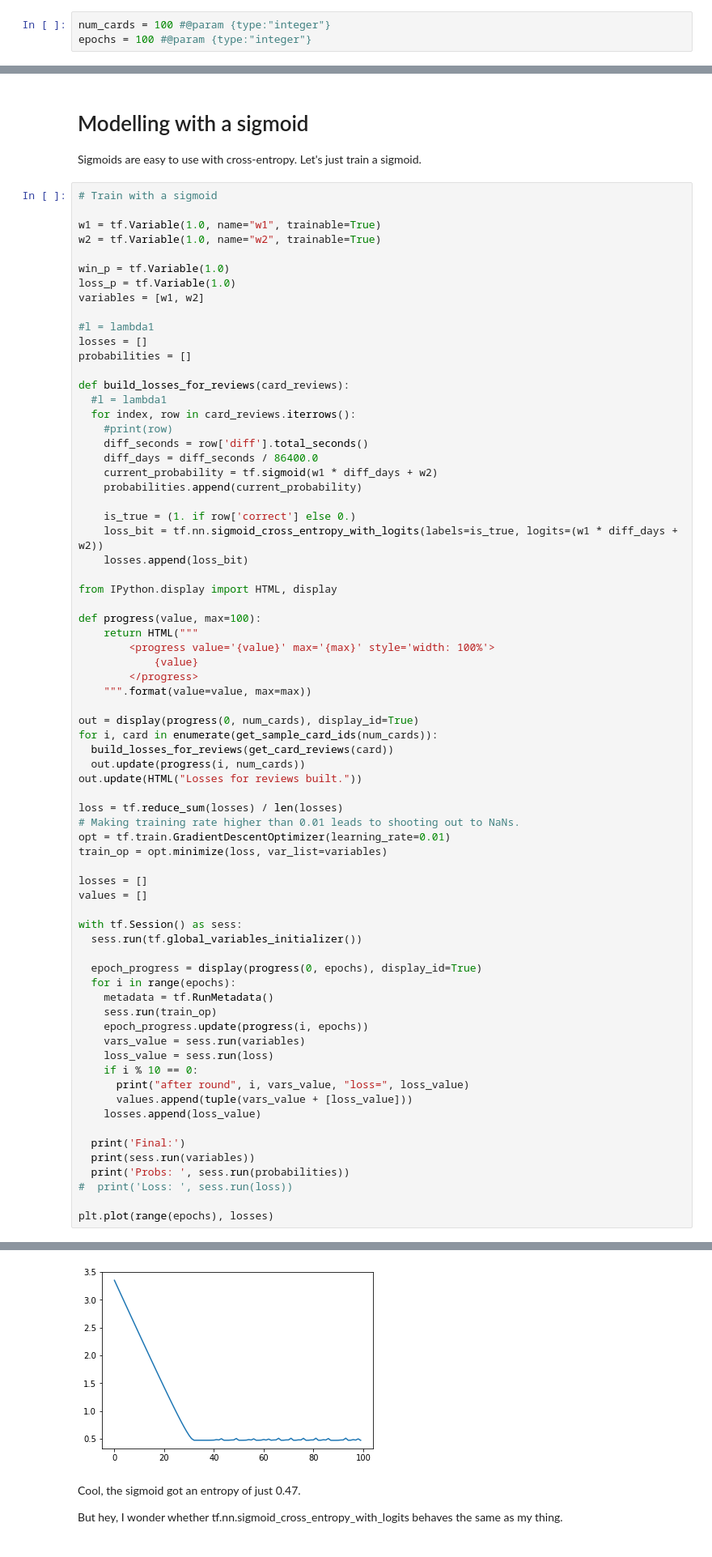
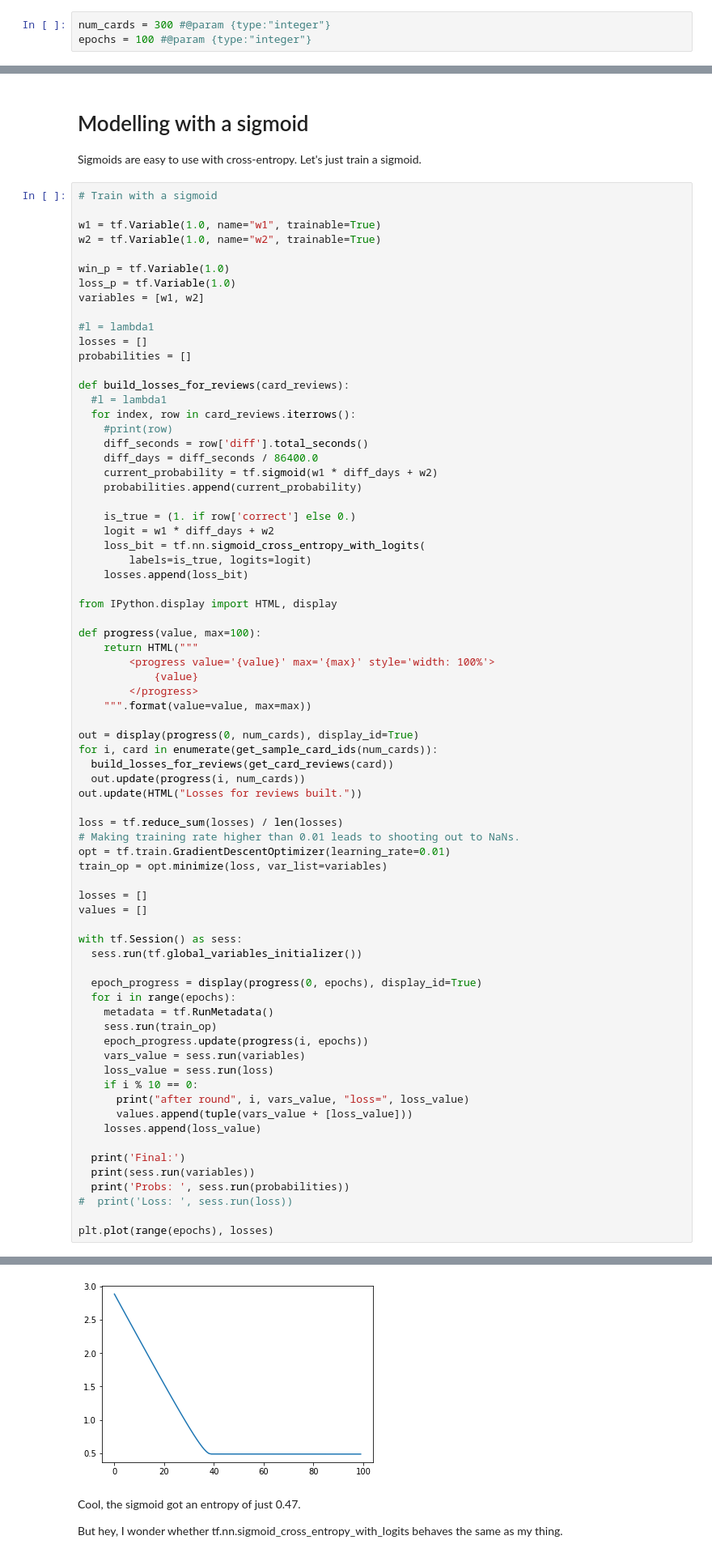
Before and after one commit to agentydragon/sched, a Jupyter notebook: Explore_Anki_data.ipynb, the cells around one changed output, grey strips where cells are left out. Shown at 81% size. Drawn from its saved outputs; the diff is of its cells as text.

```diff
--- a/Explore_Anki_data.ipynb
+++ b/Explore_Anki_data.ipynb
@@ -62,7 +60,7 @@ The initial value of $\lambda$ is $\lambda_1$. $t$ is measured in floating-point
 
 We optimize $H(p, \hat{p})$ by stochastic gradient descent. The model is trained on 1000 random cards.
 # %%
-num_cards = 100 #@param {type:"integer"}
+num_cards = 300 #@param {type:"integer"}
 epochs = 100 #@param {type:"integer"}
 # %%
 # Old, direct model
@@ -293,7 +291,9 @@ def build_losses_for_reviews(card_reviews):
     probabilities.append(current_probability)
 
     is_true = (1. if row['correct'] else 0.)
-    loss_bit = tf.nn.sigmoid_cross_entropy_with_logits(labels=is_true, logits=(w1 * diff_days + w2))
+    logit = w1 * diff_days + w2
+    loss_bit = tf.nn.sigmoid_cross_entropy_with_logits(
+        labels=is_true, logits=logit)
     losses.append(loss_bit)
 
 from IPython.display import HTML, display
@@ -360,4 +363,4 @@ Probs:  [0.73609483, 0.7361078, 0.73662245, 0.7366087, 0.7499008, 0.7632132, 0.7
-[figure, old version]
+[figure, new version]
 # %% [markdown]
 Cool, the sigmoid got an entropy of just 0.47.
 
```
Also changed, not shown: parts of 12 cells of this notebook.
